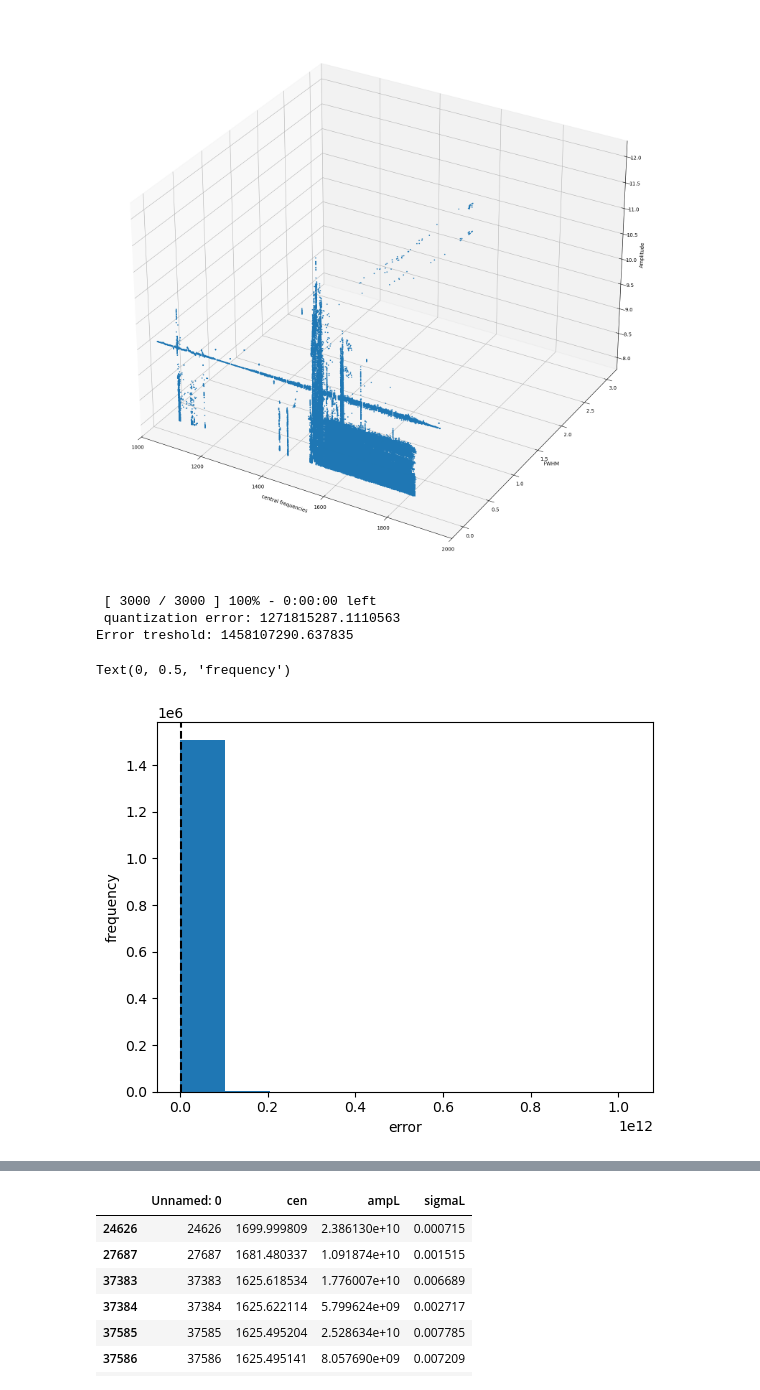
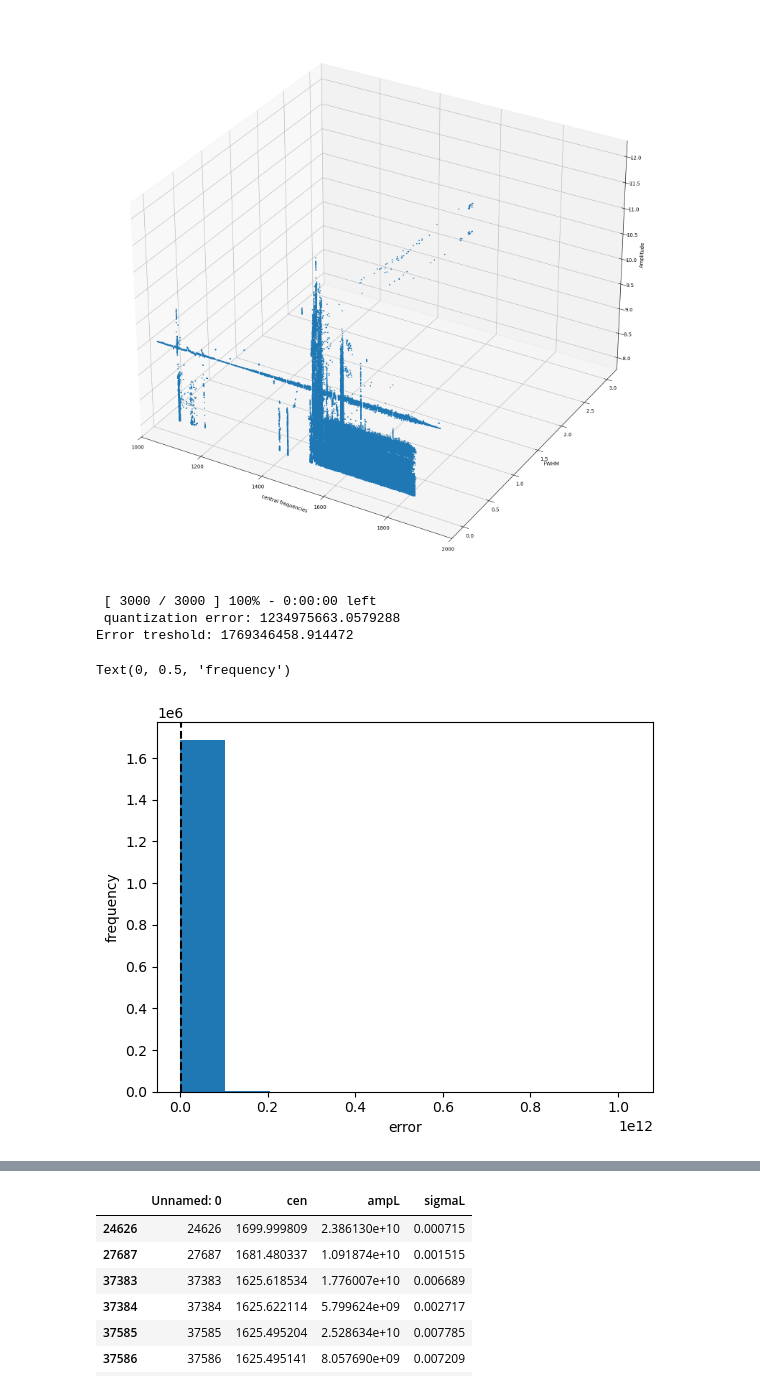
Before and after one commit to Long2607/MASS_Tutorial_Belgrad, a Jupyter notebook: RFI/SOM_cluster.ipynb, the cells around one changed output, grey strips where cells are left out. Cells and saved outputs as stored; diff of their text form; code cells hidden in the pictures.

```diff
--- a/RFI/SOM_cluster.ipynb
+++ b/RFI/SOM_cluster.ipynb
@@ -66,28 +66,28 @@ df = cluster_data.values
 # %%
 # Initialization and training
 som = MiniSom(2, 150, df.shape[1], sigma=1, learning_rate=0.5,
-              neighborhood_function='triangle', random_seed=10)
+              topology='rectangular', neighborhood_function='gaussian', random_seed=10)
 
 
 som.train(df, 3000, random_order=False, verbose=True)  # random training
 
 quantization_errors = np.linalg.norm(som.quantization(df) - df, axis=1)
 error_treshold = np.percentile(quantization_errors, 95)
 
 print('Error treshold:', error_treshold)
 
 is_outlier = quantization_errors > error_treshold
 
 plt.hist(quantization_errors)
 plt.axvline(error_treshold, color='k', linestyle='--')
 plt.xlabel('error')
 plt.ylabel('frequency')
 # %% [output]
  [ 3000 / 3000 ] 100% - 0:00:00 left
- quantization error: 1271815287.1110563
-Error treshold: 1458107290.637835
+ quantization error: 1234975663.0579288
+Error treshold: 1769346458.914472
 Text(0, 0.5, 'frequency')
-[figure, old version]
+[figure, new version]
 # %%
 fig = plt.figure(figsize = [20,10])
 ax = fig.add_subplot()
```
Also changed, not shown: parts of 3 cells of this notebook, 2 other files.
